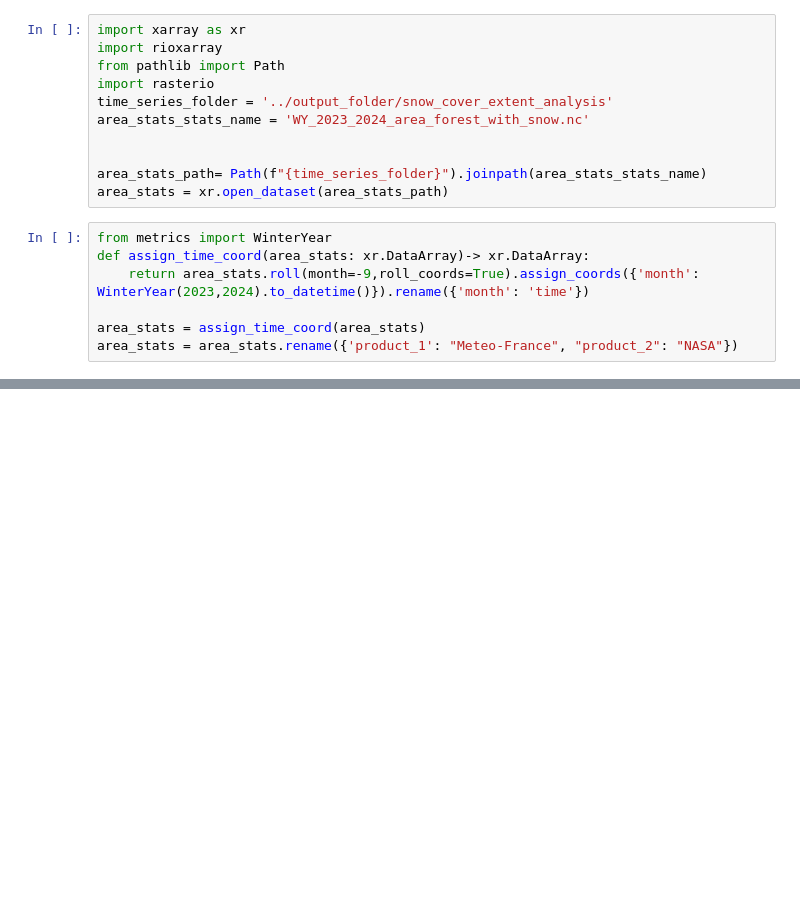
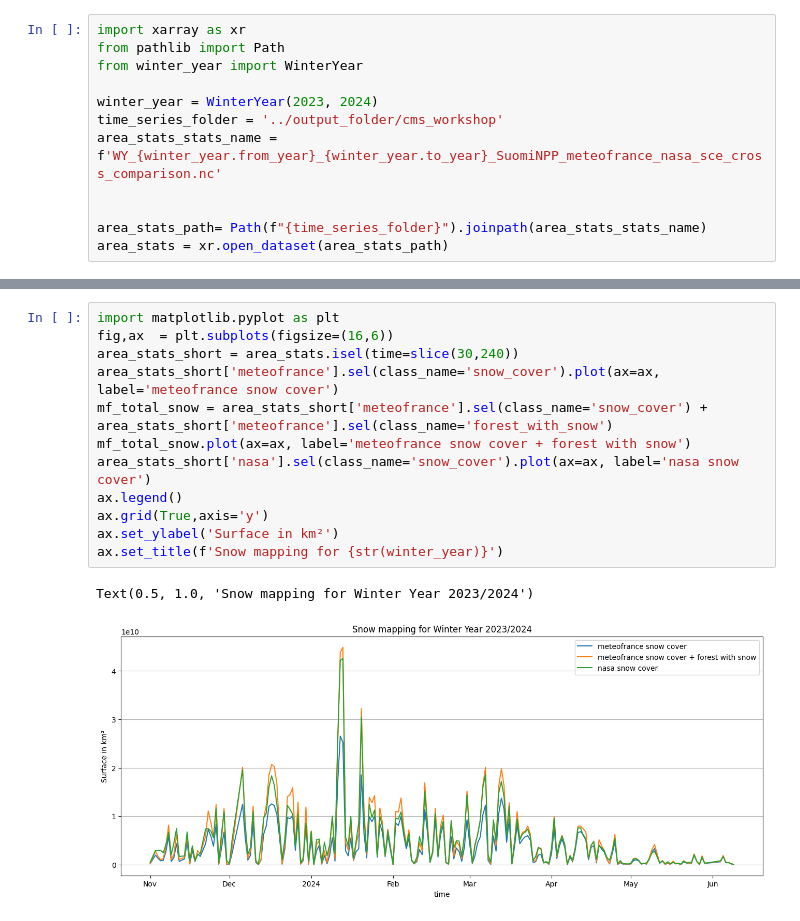
Before and after one commit to nicolaimpe/viirsnow, a Jupyter notebook: notebooks/snow_cover_extent_analysis.ipynb, the cells around one changed output, grey strips where cells are left out. Saved outputs shown, nothing was run; the diff lists cells and outputs as text; blank space fills up the shorter version.

Commit message:
snow cover extent cross analyssi done

```diff
--- a/notebooks/snow_cover_extent_analysis.ipynb
+++ b/notebooks/snow_cover_extent_analysis.ipynb
@@ -1,18 +1,12 @@
 # %%
 import xarray as xr
-import rioxarray
 from pathlib import Path
-import rasterio
-time_series_folder = '../output_folder/snow_cover_extent_analysis'
-area_stats_stats_name = 'WY_2023_2024_area_forest_with_snow.nc'
+from winter_year import WinterYear
+
+winter_year = WinterYear(2023, 2024)
+time_series_folder = '../output_folder/cms_workshop'
+area_stats_stats_name = f'WY_{winter_year.from_year}_{winter_year.to_year}_SuomiNPP_meteofrance_nasa_sce_cross_comparison.nc'
 
 
 area_stats_path= Path(f"{time_series_folder}").joinpath(area_stats_stats_name)
 area_stats = xr.open_dataset(area_stats_path)
-# %%
-from metrics import WinterYear
-def assign_time_coord(area_stats: xr.DataArray)-> xr.DataArray:
-    return area_stats.roll(month=-9,roll_coords=True).assign_coords({'month': WinterYear(2023,2024).to_datetime()}).rename({'month': 'time'})
-
-area_stats = assign_time_coord(area_stats)
-area_stats = area_stats.rename({'product_1': "Meteo-France", "product_2": "NASA"})
@@ -93,0 +46,15 @@ Data variables:
+# %%
+import matplotlib.pyplot as plt
+fig,ax  = plt.subplots(figsize=(16,6))
+area_stats_short = area_stats.isel(time=slice(30,240))
+area_stats_short['meteofrance'].sel(class_name='snow_cover').plot(ax=ax, label='meteofrance snow cover')
+mf_total_snow = area_stats_short['meteofrance'].sel(class_name='snow_cover') + area_stats_short['meteofrance'].sel(class_name='forest_with_snow')
+mf_total_snow.plot(ax=ax, label='meteofrance snow cover + forest with snow')
+area_stats_short['nasa'].sel(class_name='snow_cover').plot(ax=ax, label='nasa snow cover')
+ax.legend()
+ax.grid(True,axis='y')
+ax.set_ylabel('Surface in km²')
+ax.set_title(f'Snow mapping for {str(winter_year)}')
+# %% [output]
+Text(0.5, 1.0, 'Snow mapping for Winter Year 2023/2024')
+[figure, added]
```
Also changed, not shown: parts of 7 cells of this notebook, 4 other files.
